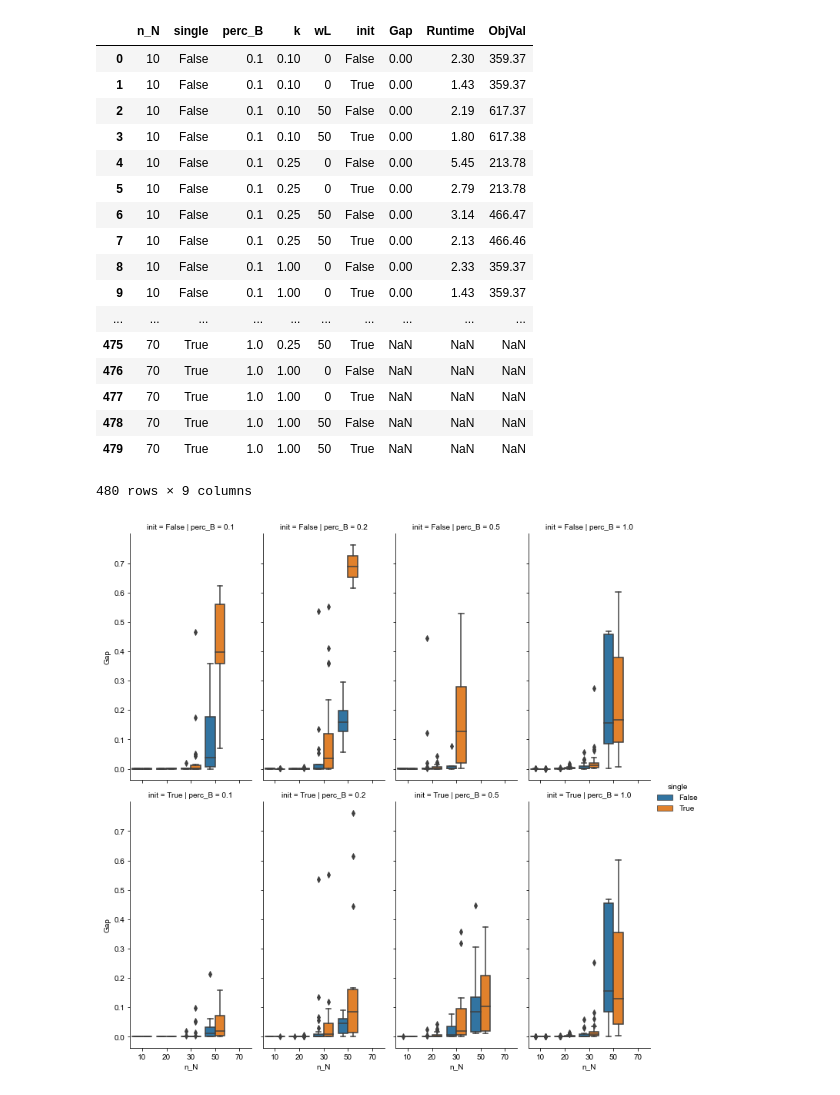
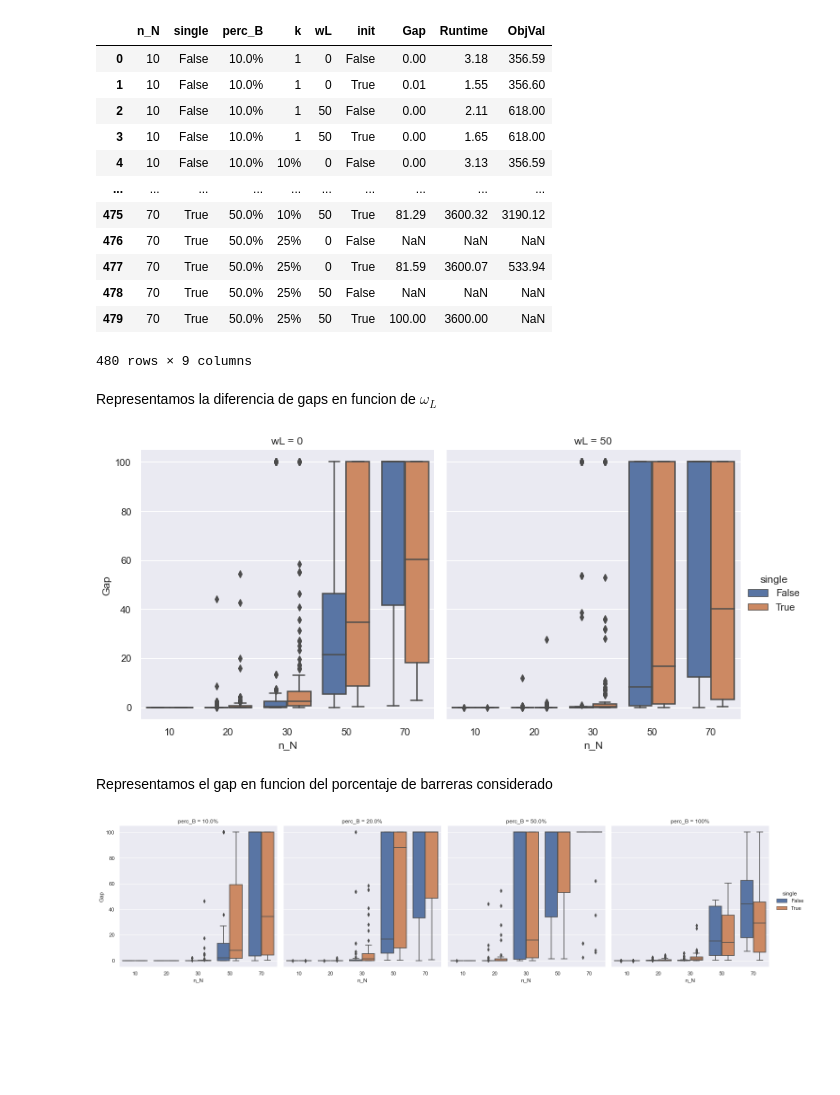
Before and after one commit to z72vamac/Location_Barriers, a Jupyter notebook: resultados/handling_results.ipynb, the cells around one changed output. Drawn from its saved outputs; the diff is of its cells as text; code cells hidden in the pictures; blank space fills up the shorter version.

```diff
--- a/resultados/handling_results.ipynb
+++ b/resultados/handling_results.ipynb
@@ -20,3 +23,11 @@ results3 = pd.concat([parameters0, results3], axis=1)
 results4 = pd.concat([parameters0, results4], axis=1)
 
 results = pd.concat([results0, results1, results2, results3, results4])
+results['Gap'] *= 100
+results['ObjVal_h2'] = results[['ObjVal_h', 'ObjVal_h2']].min(axis=1)
+results.loc[results['init'] == True, 'Runtime_h2'] = results.loc[results['init']== True, 'Runtime_h2'].fillna(method='ffill', limit=1)
+results.loc[results['init'] == True, 'Runtime'] = results.loc[results['init']== True, 'Runtime'].fillna(3600)
+results.loc[results['init'] == True, 'NodeCount'] = results.loc[results['init']== True, 'NodeCount'].fillna(method='ffill', limit=1)
+results.loc[results['init'] == True, 'Gap'] = results.loc[results['init']== True, 'Gap'].fillna(100)
+
+results.to_csv('results_together.csv')
@@ -25,26 +63,43 @@ tabla_comparadora = results.groupby(['n_N', 'single', 'perc_B', 'k', 'wL', 'init
 tabla_comparadora
 # %% [output]
 |  | n_N | single | perc_B | k | wL | init | Gap | Runtime | ObjVal |
-| 0 | 10 | False | 0.1 | 0.10 | 0 | False | 0.00 | 2.30 | 359.37 |
-| 1 | 10 | False | 0.1 | 0.10 | 0 | True | 0.00 | 1.43 | 359.37 |
-| 2 | 10 | False | 0.1 | 0.10 | 50 | False | 0.00 | 2.19 | 617.37 |
-| 3 | 10 | False | 0.1 | 0.10 | 50 | True | 0.00 | 1.80 | 617.38 |
-| 4 | 10 | False | 0.1 | 0.25 | 0 | False | 0.00 | 5.45 | 213.78 |
-| 5 | 10 | False | 0.1 | 0.25 | 0 | True | 0.00 | 2.79 | 213.78 |
-| 6 | 10 | False | 0.1 | 0.25 | 50 | False | 0.00 | 3.14 | 466.47 |
-| 7 | 10 | False | 0.1 | 0.25 | 50 | True | 0.00 | 2.13 | 466.46 |
-| 8 | 10 | False | 0.1 | 1.00 | 0 | False | 0.00 | 2.33 | 359.37 |
-| 9 | 10 | False | 0.1 | 1.00 | 0 | True | 0.00 | 1.43 | 359.37 |
+| 0 | 10 | False | 10.0% | 1 | 0 | False | 0.00 | 3.18 | 356.59 |
+| 1 | 10 | False | 10.0% | 1 | 0 | True | 0.01 | 1.55 | 356.60 |
+| 2 | 10 | False | 10.0% | 1 | 50 | False | 0.00 | 2.11 | 618.00 |
+| 3 | 10 | False | 10.0% | 1 | 50 | True | 0.00 | 1.65 | 618.00 |
+| 4 | 10 | False | 10.0% | 10% | 0 | False | 0.00 | 3.13 | 356.59 |
 | ... | ... | ... | ... | ... | ... | ... | ... | ... | ... |
-| 475 | 70 | True | 1.0 | 0.25 | 50 | True | NaN | NaN | NaN |
-| 476 | 70 | True | 1.0 | 1.00 | 0 | False | NaN | NaN | NaN |
-| 477 | 70 | True | 1.0 | 1.00 | 0 | True | NaN | NaN | NaN |
-| 478 | 70 | True | 1.0 | 1.00 | 50 | False | NaN | NaN | NaN |
-| 479 | 70 | True | 1.0 | 1.00 | 50 | True | NaN | NaN | NaN |
+| 475 | 70 | True | 50.0% | 10% | 50 | True | 81.29 | 3600.32 | 3190.12 |
+| 476 | 70 | True | 50.0% | 25% | 0 | False | NaN | NaN | NaN |
+| 477 | 70 | True | 50.0% | 25% | 0 | True | 81.59 | 3600.07 | 533.94 |
+| 478 | 70 | True | 50.0% | 25% | 50 | False | NaN | NaN | NaN |
+| 479 | 70 | True | 50.0% | 25% | 50 | True | 100.00 | 3600.00 | NaN |
 480 rows × 9 columns
+# %% [markdown]
+Representamos la diferencia de gaps en funcion de $\omega_L$
+# %%
+g = sns.catplot(x='n_N', y='Gap', hue='single', col='wL', kind='box', data=results, aspect=1, sharey=True)
+
+sns.set(style="darkgrid")
+
+import tikzplotlib
+
+matplotlib.rcParams['axes.unicode_minus'] = False
+
+tikzplotlib.save('difference_between_wL.tex', encoding='utf-8')
+# %% [output]
+[figure, added]
+# %% [markdown]
+Representamos el gap en funcion del porcentaje de barreras considerado
 # %%
-g = sns.catplot(x='n_N', y='Gap', hue='single', row = 'init', col='perc_B', kind='box', data=results, aspect=0.5, sharey=True)
+g = sns.catplot(x='n_N', y='Gap', hue='single', col='perc_B', kind='box', data=results, aspect=1, sharey=True)
 
 sns.set(style="darkgrid")
+
+import tikzplotlib
+
+matplotlib.rcParams['axes.unicode_minus'] = False
+
+tikzplotlib.save('difference_between_perc_B.tex', encoding='utf-8')
 # %% [output]
-[figure, old version]
+[figure, new version]
```
Also changed, not shown: parts of 4 cells of this notebook, 11 other files.
